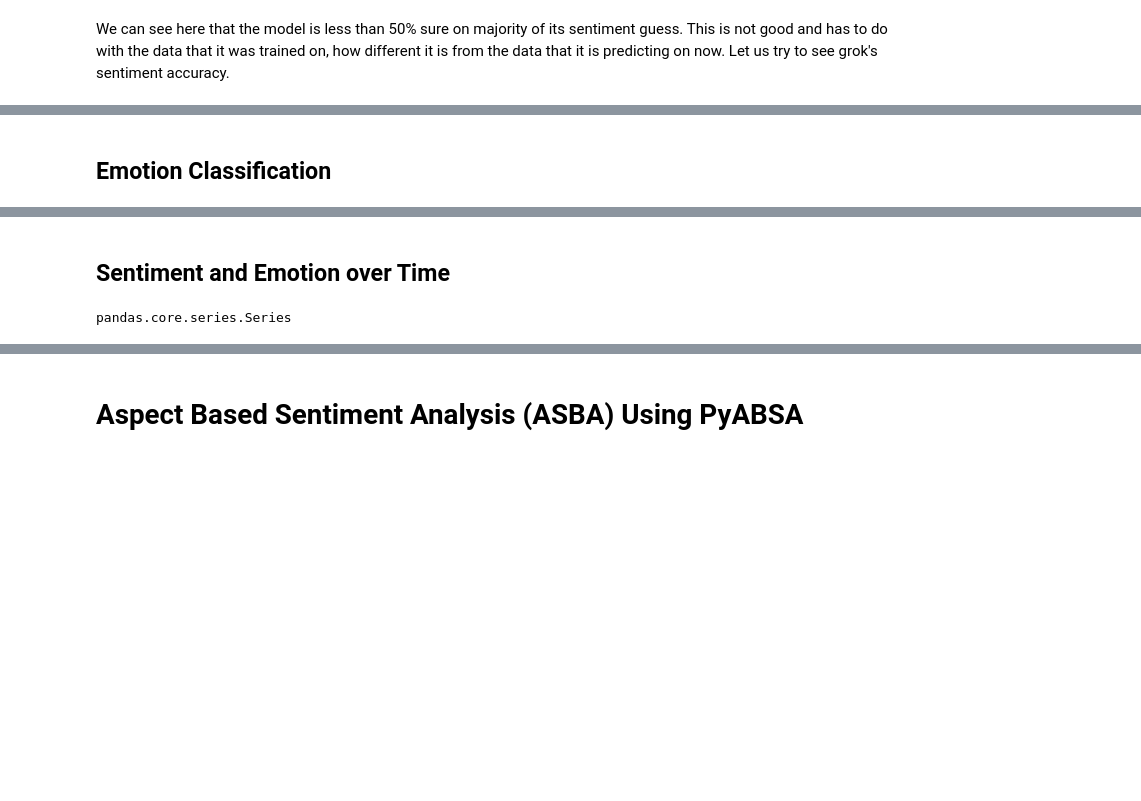
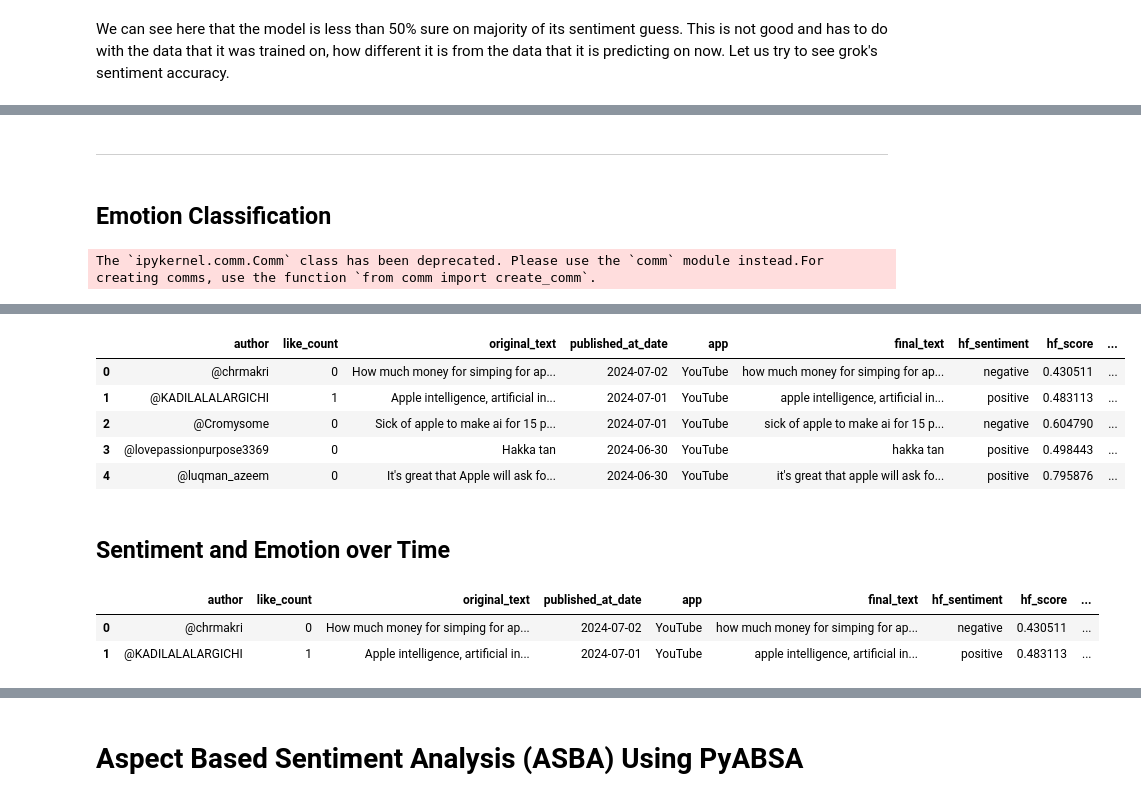
Before and after one commit to mindyng/2024-Business-Projects, a Jupyter notebook: wwdc-2024-sentiment-analysis.ipynb, the cells around one changed output, grey strips where cells are left out. Drawn from its saved outputs; the diff is of its cells as text; code cells hidden in the pictures; blank space fills up the shorter version.

```diff
--- a/wwdc-2024-sentiment-analysis.ipynb
+++ b/wwdc-2024-sentiment-analysis.ipynb
@@ -916,6 +971,8 @@ Name: final_text, dtype: object
 
 # flattened_list = list(itertools.chain(*all_pred))
 # flattened_list[:2].head(5)
+# %% [markdown]
+________
 # %% [markdown]
 ## Emotion Classification
 # %%
@@ -924,17 +981,19 @@ Name: final_text, dtype: object
 # %%
+%%time
 # using Hugging Face sentiment classifier trained on pre-trained model on natural language inference (NLI)
 # Info pg: https://huggingface.co/lxyuan/distilbert-base-multilingual-cased-sentiments-student
 
 # Set up the inference pipeline using a model from the 🤗 Hub
 
-# %%time
-# emotion_model = pipeline(model="bhadresh-savani/distilbert-base-uncased-emotion")
-# inf_df2= (
-# inf_df2.assign(emotion1 = lambda x: x['final_text'].apply(lambda s: emotion_model(s)))
-#     .assign(
-#          emotion = lambda x: x['emotion1'].apply(lambda s: (s[0]['label']))
-#     )
-# )
+emotion_model = pipeline(model="bhadresh-savani/distilbert-base-uncased-emotion")
+inf_df2= (
+inf_df2.assign(emotion1 = lambda x: x['final_text'].apply(lambda s: emotion_model(s)))
+    .assign(
+         hf_emotion = lambda x: x['emotion1'].apply(lambda s: (s[0]['label']))
+    )
+)
 
-# inf_df2.drop(columns=['emotion1'], inplace=True)
-# inf_df2.head()
+inf_df2.drop(columns=['emotion1'], inplace=True)
+inf_df2.head()
+# %% [output]
+The `ipykernel.comm.Comm` class has been deprecated. Please use the `comm` module instead.For creating comms, use the function `from comm import create_comm`.
@@ -941,9 +1002,17 @@ Name: final_text, dtype: object
+|  | author | like_count | original_text | published_at_date | app | final_text | hf_sentiment | hf_score | ... |
+| 0 | @chrmakri | 0 | How much money for simping for ap... | 2024-07-02 | YouTube | how much money for simping for ap... | negative | 0.430511 | ... |
+| 1 | @KADILALALARGICHI | 1 | Apple intelligence, artificial in... | 2024-07-01 | YouTube | apple intelligence, artificial in... | positive | 0.483113 | ... |
+| 2 | @Cromysome | 0 | Sick of apple to make ai for 15 p... | 2024-07-01 | YouTube | sick of apple to make ai for 15 p... | negative | 0.604790 | ... |
+| 3 | @lovepassionpurpose3369 | 0 | Hakka tan | 2024-06-30 | YouTube | hakka tan | positive | 0.498443 | ... |
+| 4 | @luqman_azeem | 0 | It's great that Apple will ask fo... | 2024-06-30 | YouTube | it's great that apple will ask fo... | positive | 0.795876 | ... |
 # %% [markdown]
 ## Sentiment and Emotion over Time
-# %%
-type(inf_df2['published_at_date'])
-# %% [output]
-pandas.core.series.Series
+# %%
+inf_df2.head(2)
+# %% [output]
+|  | author | like_count | original_text | published_at_date | app | final_text | hf_sentiment | hf_score | ... |
+| 0 | @chrmakri | 0 | How much money for simping for ap... | 2024-07-02 | YouTube | how much money for simping for ap... | negative | 0.430511 | ... |
+| 1 | @KADILALALARGICHI | 1 | Apple intelligence, artificial in... | 2024-07-01 | YouTube | apple intelligence, artificial in... | positive | 0.483113 | ... |
 # %%
 # For YouTube and Reddit users
 
```
Also changed, not shown: parts of 61 cells of this notebook.
